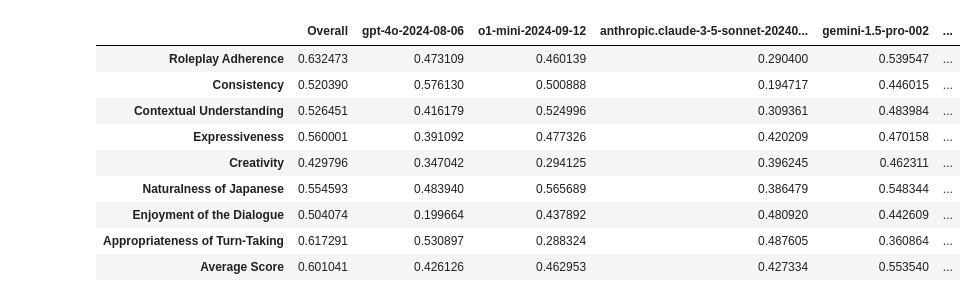
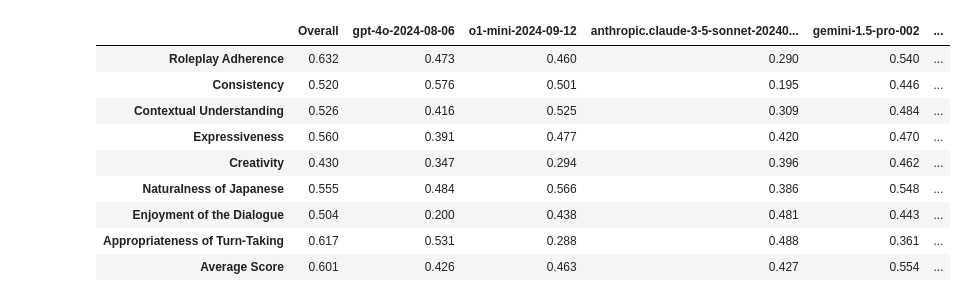
Before and after one commit to Aratako/Japanese-RP-Bench, a Jupyter notebook: visualize.ipynb, the cells around one changed output. Saved outputs shown, nothing was run; the diff lists cells and outputs as text; code cells hidden in the pictures.

```diff
--- a/visualize.ipynb
+++ b/visualize.ipynb
@@ -124,7 +124,7 @@ def process_file(file_path):
     overall_correlations = {}
     for llm_col, human_col in zip(llm_scores_cols, human_scores_cols):
         correlation, _ = spearmanr(df[llm_col], df[human_col])
-        overall_correlations[llm_col] = correlation
+        overall_correlations[llm_col] = round(correlation, 3)
 
     # Extract individual evaluations and calculate correlations for each judge model
     individual_evaluations = df["individual_evaluations"].explode().dropna()
@@ -141,7 +141,7 @@ def process_file(file_path):
         for llm_col, human_col in zip(llm_scores_cols, human_scores_cols):
             if llm_col in judge_df.columns and human_col in df.columns:
                 correlation, _ = spearmanr(judge_df[llm_col], df[human_col])
-                correlations[llm_col] = correlation
+                correlations[llm_col] = round(correlation, 3)
         judge_correlations[judge_model_name] = correlations
 
     # Combine overall correlations and individual judge correlations into a single DataFrame
@@ -157,6 +157,7 @@ def process_file(file_path):
     overall_average_correlation, _ = spearmanr(
         df["llm_average_score"], df["human_average_score"]
     )
+    overall_average_correlation = round(overall_average_correlation, 3)
 
     # Average score correlations for individual judge models
     individual_evaluations_df["llm_average_score"] = individual_evaluations_df[
@@ -170,7 +171,7 @@ def process_file(file_path):
         correlation, _ = spearmanr(
             judge_df["llm_average_score"], df["human_average_score"]
         )
-        average_judge_correlations[judge_model_name] = correlation
+        average_judge_correlations[judge_model_name] = round(correlation, 3)
 
     # Add the average correlations to the combined table
     correlation_results.loc["Average Score"] = pd.Series(average_judge_correlations)
@@ -198,44 +199,44 @@ def process_file(file_path):
                     correlation, _ = spearmanr(
                         df[avg_col_name], df[f"human_scores.{score_name}"]
                     )
-                    correlations[score_name] = correlation
+                    correlations[score_name] = round(correlation, 3)
 
             # Calculate the overall average score correlation for the combination
             df[f"{comb_name}_average_score"] = df[
                 [
                     f"averages_{k}_models.avg_{'_'.join(comb)}.{metric}"
                     for metric in llm_scores_cols
                 ]
             ].mean(axis=1)
             correlation, _ = spearmanr(
                 df[f"{comb_name}_average_score"], df["human_average_score"]
             )
-            correlations["Average Score"] = correlation
+            correlations["Average Score"] = round(correlation, 3)
 
             combination_correlations[comb_name] = correlations
 
     # Convert combination correlations to a DataFrame
     combination_correlation_results = pd.DataFrame(combination_correlations)
 
     # Combine the original and combination results into a single comprehensive table
     final_combined_results = pd.concat(
         [correlation_results, combination_correlation_results], axis=1
     )
 
     # Display the final comprehensive correlation results
     return final_combined_results
 
 
 final_combined_results = process_file("./annotated_sample/annotated_sample.jsonl")
 final_combined_results
 # %% [output]
 |  | Overall | gpt-4o-2024-08-06 | o1-mini-2024-09-12 | anthropic.claude-3-5-sonnet-20240... | gemini-1.5-pro-002 | ... |
-| Roleplay Adherence | 0.632473 | 0.473109 | 0.460139 | 0.290400 | 0.539547 | ... |
-| Consistency | 0.520390 | 0.576130 | 0.500888 | 0.194717 | 0.446015 | ... |
-| Contextual Understanding | 0.526451 | 0.416179 | 0.524996 | 0.309361 | 0.483984 | ... |
-| Expressiveness | 0.560001 | 0.391092 | 0.477326 | 0.420209 | 0.470158 | ... |
-| Creativity | 0.429796 | 0.347042 | 0.294125 | 0.396245 | 0.462311 | ... |
-| Naturalness of Japanese | 0.554593 | 0.483940 | 0.565689 | 0.386479 | 0.548344 | ... |
-| Enjoyment of the Dialogue | 0.504074 | 0.199664 | 0.437892 | 0.480920 | 0.442609 | ... |
-| Appropriateness of Turn-Taking | 0.617291 | 0.530897 | 0.288324 | 0.487605 | 0.360864 | ... |
-| Average Score | 0.601041 | 0.426126 | 0.462953 | 0.427334 | 0.553540 | ... |
+| Roleplay Adherence | 0.632 | 0.473 | 0.460 | 0.290 | 0.540 | ... |
+| Consistency | 0.520 | 0.576 | 0.501 | 0.195 | 0.446 | ... |
+| Contextual Understanding | 0.526 | 0.416 | 0.525 | 0.309 | 0.484 | ... |
+| Expressiveness | 0.560 | 0.391 | 0.477 | 0.420 | 0.470 | ... |
+| Creativity | 0.430 | 0.347 | 0.294 | 0.396 | 0.462 | ... |
+| Naturalness of Japanese | 0.555 | 0.484 | 0.566 | 0.386 | 0.548 | ... |
+| Enjoyment of the Dialogue | 0.504 | 0.200 | 0.438 | 0.481 | 0.443 | ... |
+| Appropriateness of Turn-Taking | 0.617 | 0.531 | 0.288 | 0.488 | 0.361 | ... |
+| Average Score | 0.601 | 0.426 | 0.463 | 0.427 | 0.554 | ... |
```
Also changed, not shown: parts of 1 cell of this notebook, 1 other file.
